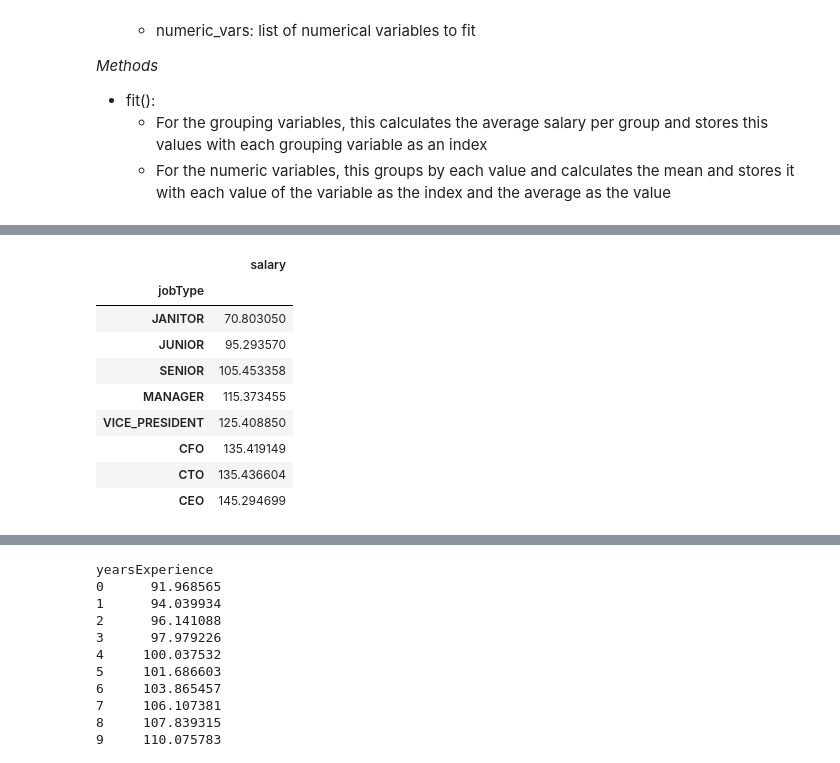
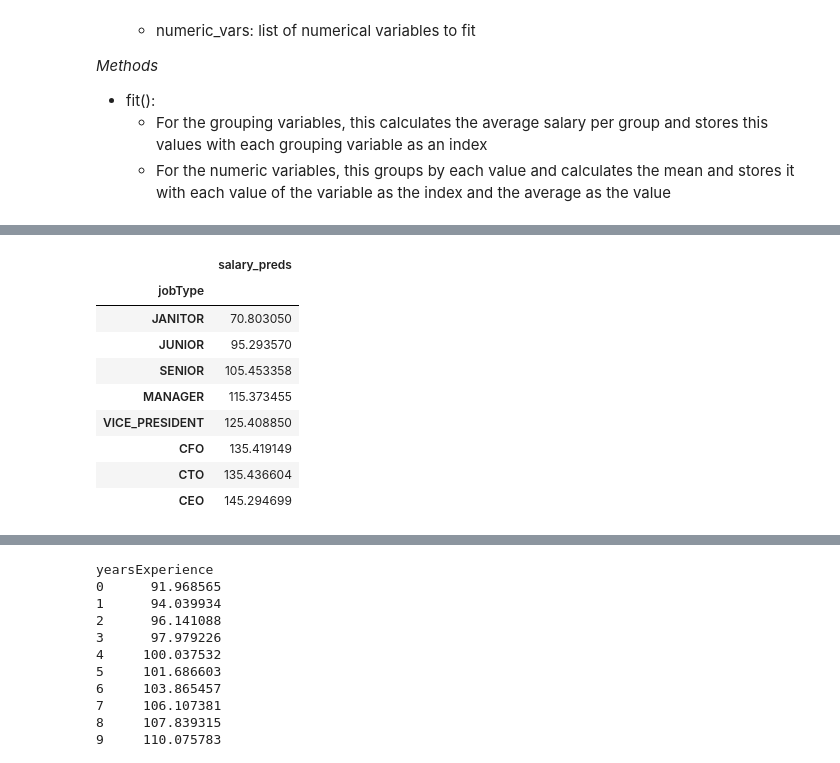
Before and after one commit to scottwiles/salary_prediction, a Jupyter notebook: notebooks/salary_prediction_baseline_model.ipynb, the cells around one changed output, grey strips where cells are left out. Drawn from its saved outputs; the diff is of its cells as text; code cells hidden in the pictures.

```diff
--- a/notebooks/salary_prediction_baseline_model.ipynb
+++ b/notebooks/salary_prediction_baseline_model.ipynb
@@ -90,13 +88,13 @@ OIL       ENGINEERING CEO      187.346798
 | 546274 | JOB1362684953961 | CEO | NONE | NONE | AUTO | 17 | 65 | 126 | ... |
 | 832069 | JOB1362685239756 | JUNIOR | HIGH_SCHOOL | NONE | OIL | 24 | 26 | 137 | ... |
 # %%
-test = BaselineModel(grouping_vars='jobType')
+test = BaselineModel(category_vars='jobType')
 # %%
 test.fit(train_salaries)
 # %%
-test.fitted_average_salaries
+test.fitted_category_salaries
 # %% [output]
-|  | salary |
+|  | salary_preds |
 | jobType |  |
 | JANITOR | 70.803050 |
 | JUNIOR | 95.293570 |
```
Also changed, not shown: parts of 21 cells of this notebook, 1 other file.
